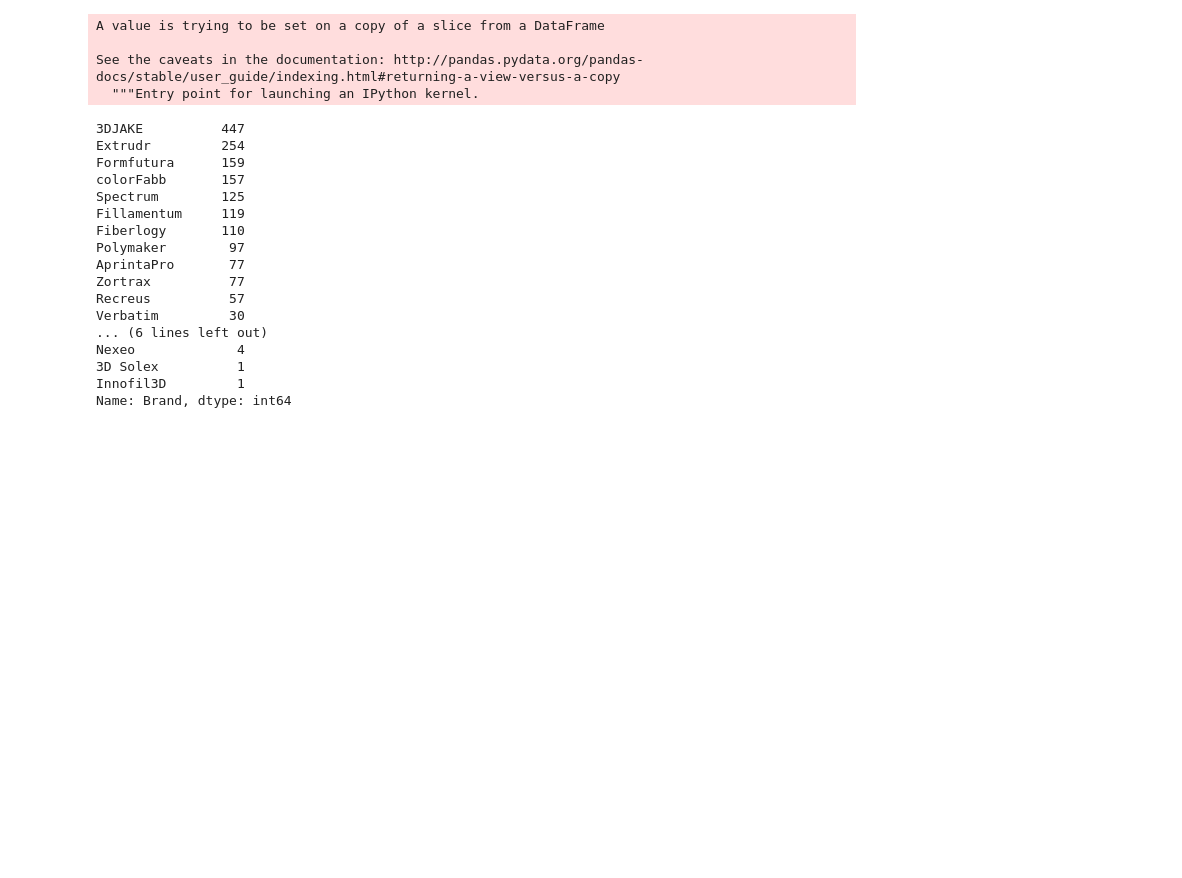
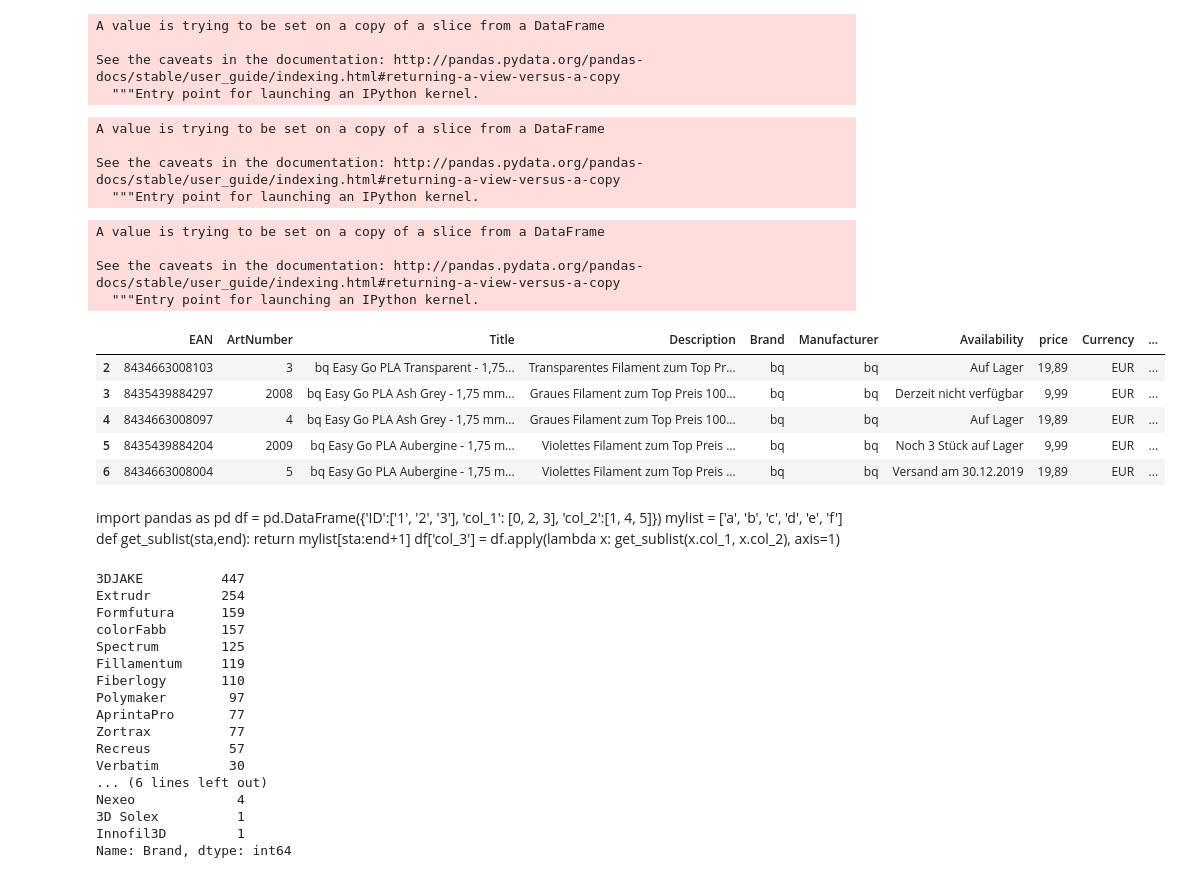
Before and after one commit to subrockmann/product-cleaner, a Jupyter notebook: 3djake Produktdaten.ipynb, the cells around one changed output. Drawn from its saved outputs; the diff is of its cells as text; code cells hidden in the pictures; blank space fills up the shorter version.

Commit message:
feat: add weight and colour for bq filaments

```diff
--- a/3djake Produktdaten.ipynb
+++ b/3djake Produktdaten.ipynb
@@ -292,8 +292,16 @@ A value is trying to be set on a copy of a slice from a DataFrame
 See the caveats in the documentation: http://pandas.pydata.org/pandas-docs/stable/user_guide/indexing.html#returning-a-view-versus-a-copy
   """Entry point for launching an IPython kernel.
 # %%
-#filament_df['Colour'][filament_df['Title'].str.startswith("bq Easy Go PLA")] = filament_df.apply(bq_colour, axis=1)
+filament_df['Colour'][filament_df['Title'].str.startswith("bq Easy Go PLA")] = filament_df.apply(lambda x: bq_colour(x), axis=1)
+# %% [output]
+A value is trying to be set on a copy of a slice from a DataFrame
+
+See the caveats in the documentation: http://pandas.pydata.org/pandas-docs/stable/user_guide/indexing.html#returning-a-view-versus-a-copy
+  """Entry point for launching an IPython kernel.
 # %%
-def bq_colour():
-    filament_df['Colour'] = filament_df['Title'].str.replace("bq Easy Go PLA ", "")
-    return filament_df
+filament_df['Weight'][filament_df['Title'].str.startswith("bq Easy Go PLA")] = filament_df.apply(lambda x: bq_weight(x), axis=1)
+# %% [output]
+A value is trying to be set on a copy of a slice from a DataFrame
+
+See the caveats in the documentation: http://pandas.pydata.org/pandas-docs/stable/user_guide/indexing.html#returning-a-view-versus-a-copy
+  """Entry point for launching an IPython kernel.
@@ -300,3 +327,19 @@ def bq_colour():
+# %%
+filament_df.head()
+# %% [output]
+|  | EAN | ArtNumber | Title | Description | Brand | Manufacturer | Availability | price | Currency | ... |
+| 2 | 8434663008103 | 3 | bq Easy Go PLA Transparent - 1,75... | Transparentes Filament zum Top Pr... | bq | bq | Auf Lager | 19,89 | EUR | ... |
+| 3 | 8435439884297 | 2008 | bq Easy Go PLA Ash Grey - 1,75 mm... | Graues Filament zum Top Preis 100... | bq | bq | Derzeit nicht verfügbar | 9,99 | EUR | ... |
+| 4 | 8434663008097 | 4 | bq Easy Go PLA Ash Grey - 1,75 mm... | Graues Filament zum Top Preis 100... | bq | bq | Auf Lager | 19,89 | EUR | ... |
+| 5 | 8435439884204 | 2009 | bq Easy Go PLA Aubergine - 1,75 m... | Violettes Filament zum Top Preis ... | bq | bq | Noch 3 Stück auf Lager | 9,99 | EUR | ... |
+| 6 | 8434663008004 | 5 | bq Easy Go PLA Aubergine - 1,75 m... | Violettes Filament zum Top Preis ... | bq | bq | Versand am 30.12.2019 | 19,89 | EUR | ... |
+# %% [markdown]
+import pandas as pd
+df = pd.DataFrame({'ID':['1', '2', '3'], 'col_1': [0, 2, 3], 'col_2':[1, 4, 5]})
+mylist = ['a', 'b', 'c', 'd', 'e', 'f']
+def get_sublist(sta,end):
+    return mylist[sta:end+1]
+df['col_3'] = df.apply(lambda x: get_sublist(x.col_1, x.col_2), axis=1)
 # %%
 filament_df['Brand'].value_counts()
 # %% [output]
```
Also changed, not shown: parts of 4 cells of this notebook.
